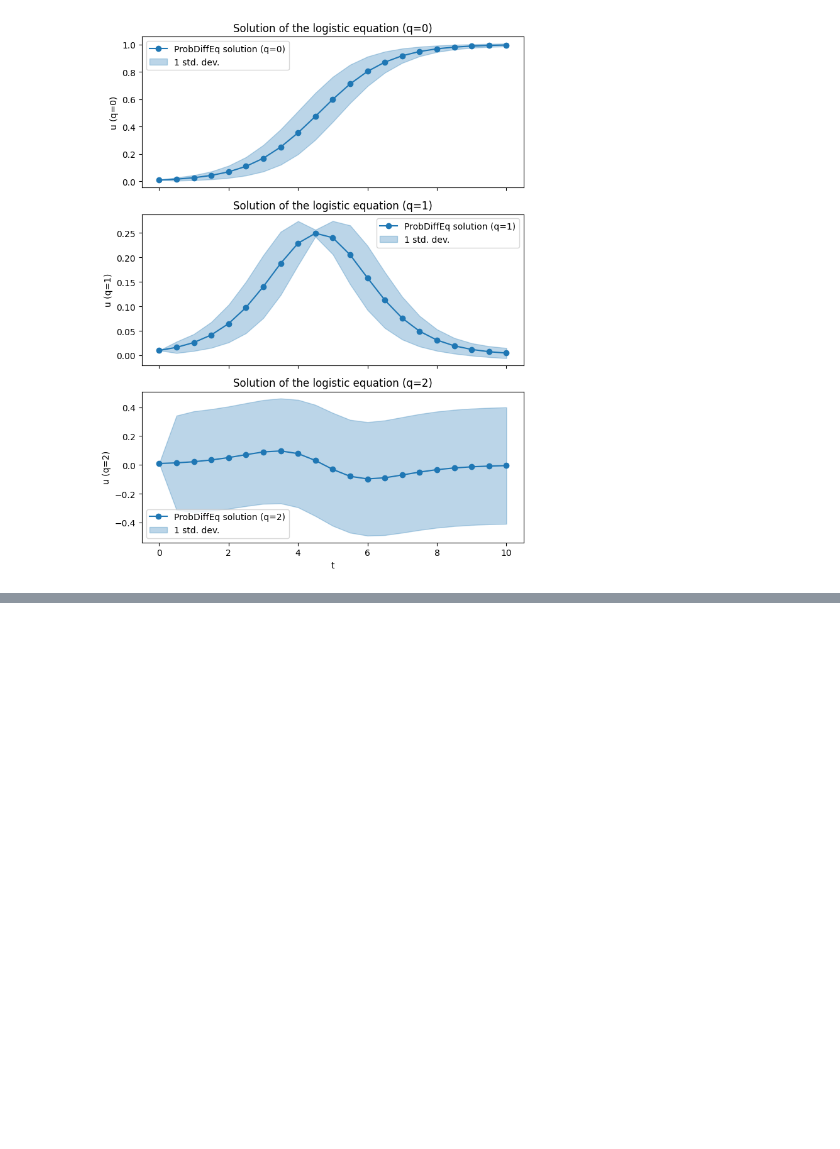
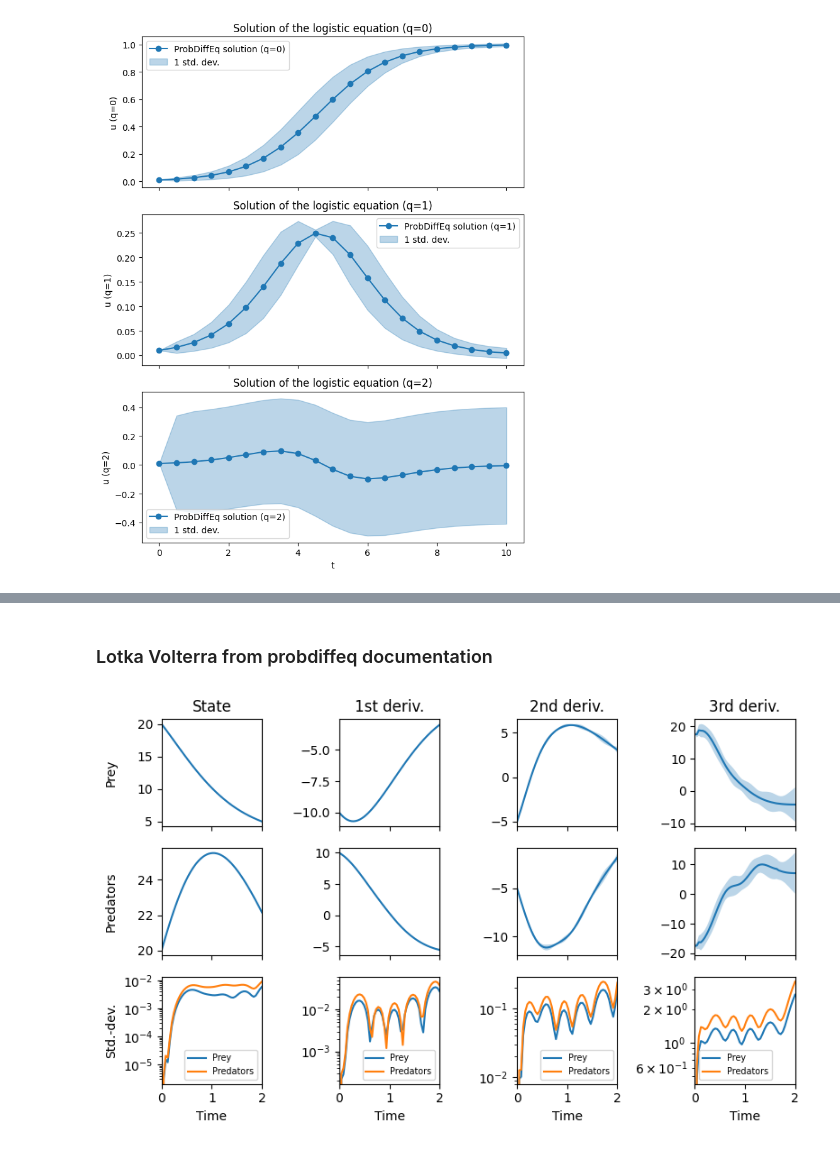
Before and after one commit to paufisch/ode_filters, a Jupyter notebook: probdiffeq.ipynb, the cells around one changed output, grey strips where cells are left out. Cells and saved outputs as stored; diff of their text form; code cells hidden in the pictures; blank space fills up the shorter version.

```diff
--- a/probdiffeq.ipynb
+++ b/probdiffeq.ipynb
@@ -140,0 +100,80 @@ z_sequence = np.zeros(N).reshape(-1,1)
+# %% [markdown]
+### Lotka Volterra from probdiffeq documentation
+# %%
+def vf(y, *, t):  # noqa: ARG001
+    """Evaluate the Lotka-Volterra vector field."""
+    y0, y1 = y[0], y[1]
+
+    y0_new = 0.5 * y0 - 0.05 * y0 * y1
+    y1_new = -0.5 * y1 + 0.05 * y0 * y1
+    return jnp.asarray([y0_new, y1_new])
+
+
+t0 = 0.0
+t1 = 2.0
+u0 = jnp.asarray([20.0, 20.0])
+
+
+# Set up a solver
+# To all users: Try replacing the fixedpoint-smoother with a filter!
+tcoeffs = taylor.odejet_padded_scan(lambda y: vf(y, t=t0), (u0,), num=3)
+init, ibm, ssm = ivpsolvers.prior_wiener_integrated(tcoeffs, ssm_fact="blockdiag")
+ts = ivpsolvers.correction_ts1(vf, ssm=ssm)
+strategy = ivpsolvers.strategy_fixedpoint(ssm=ssm)
+solver = ivpsolvers.solver_mle(strategy, prior=ibm, correction=ts, ssm=ssm)
+adaptive_solver = ivpsolvers.adaptive(solver, atol=1e-1, rtol=1e-1, ssm=ssm)
+
+# Solve the ODE
+ts = jnp.linspace(t0, t1, endpoint=True, num=50)
+sol = ivpsolve.solve_adaptive_save_at(
+    init, save_at=ts, dt0=0.1, adaptive_solver=adaptive_solver, ssm=ssm
+)
+
+# Calibrate
+marginals = stats.calibrate(sol.marginals, output_scale=sol.output_scale, ssm=ssm)
+std = ssm.stats.standard_deviation(marginals)
+u_std = ssm.stats.qoi_from_sample(std)
+
+# Plot the solution
+fig, axes = plt.subplots(
+    nrows=3,
+    ncols=len(tcoeffs),
+    sharex="col",
+    tight_layout=True,
+    figsize=(len(u_std) * 2, 5),
+)
+for i, (u_i, std_i, ax_i) in enumerate(zip(sol.u, u_std, axes.T)):
+    # Set up titles and axis descriptions
+    if i == 0:
+        ax_i[0].set_title("State")
+        ax_i[0].set_ylabel("Prey")
+        ax_i[1].set_ylabel("Predators")
+        ax_i[2].set_ylabel("Std.-dev.")
+    elif i == 1:
+        ax_i[0].set_title(f"{i}st deriv.")
+    elif i == 2:
+        ax_i[0].set_title(f"{i}nd deriv.")
+    elif i == 3:
+        ax_i[0].set_title(f"{i}rd deriv.")
+    else:
+        ax_i[0].set_title(f"{i}th deriv.")
+
+    ax_i[-1].set_xlabel("Time")
+
+    for m, std, ax in zip(u_i.T, std_i.T, ax_i):
+        # Plot the mean
+        ax.plot(sol.t, m)
+
+        # Plot the standard deviation
+        lower, upper = m - 1.96 * std, m + 1.96 * std
+        ax.fill_between(sol.t, lower, upper, alpha=0.3)
+        ax.set_xlim((jnp.amin(ts), jnp.amax(ts)))
+
+    ax_i[2].semilogy(sol.t, std_i[:, 0], label="Prey")
+    ax_i[2].semilogy(sol.t, std_i[:, 1], label="Predators")
+    ax_i[2].legend(fontsize="x-small")
+
+fig.align_ylabels()
+plt.show()
+# %% [output]
+[figure, added]
```
Also changed, not shown: parts of 5 cells of this notebook.
